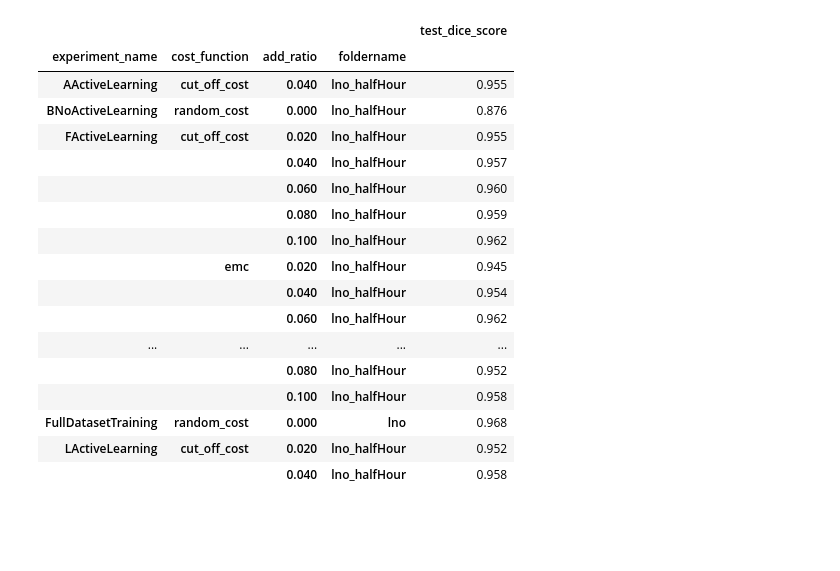
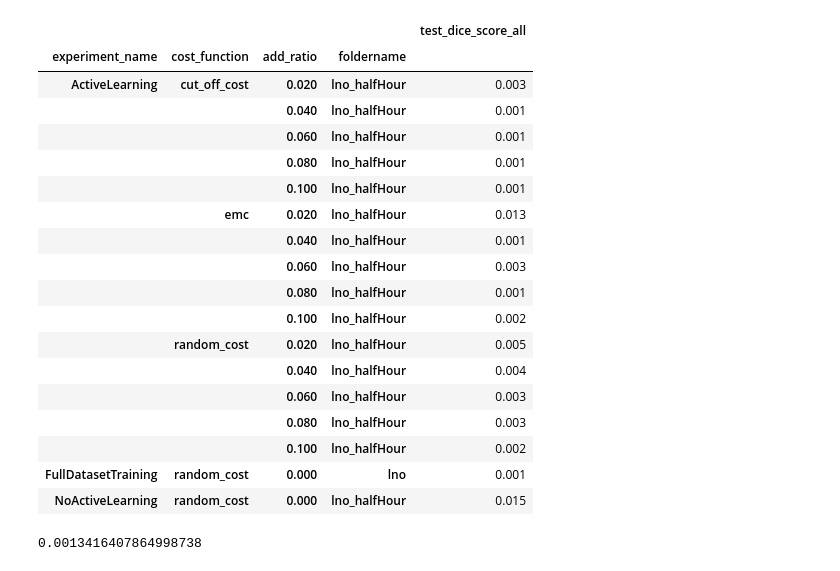
Before and after one commit to laura-rieger/segmenter, a Jupyter notebook: notebooks/Results.ipynb, the cells around one changed output. Saved outputs shown, nothing was run; the diff lists cells and outputs as text; code cells hidden in the pictures; blank space fills up the shorter version.

```diff
--- a/notebooks/Results.ipynb
+++ b/notebooks/Results.ipynb
@@ -30,32 +33,32 @@ fig_path =config['PATHS']['figure_path']
 # %%
 # need exp with no active learning
 # need exp with prop increasingf
 fnames = sorted([oj(config['PATHS']['model_path'] , fname) for fname in os.listdir(config['PATHS']['model_path'] ) if "pkl" in fname])
 results_list = [pd.Series(pkl.load(open(fname, "rb"))) for fname in (fnames)]
 results = pd.concat(results_list, axis=1).T.infer_objects()
 
 
 results.reset_index(inplace=True)
-results = results[results.add_ratio <=.1]
-results[['foldername',  'cost_function', 'add_ratio',  'test_dice_score',
+results[['foldername',  'cost_function', 'add_ratio',  'test_dice_score_all',
          'experiment_name']].groupby([ 'experiment_name', 'cost_function','add_ratio',
-         'foldername' ]).mean()
+         'foldername' ]).sem()
 # %% [output]
-|  |  |  |  | test_dice_score |
+|  |  |  |  | test_dice_score_all |
 | experiment_name | cost_function | add_ratio | foldername |  |
-| AActiveLearning | cut_off_cost | 0.040 | lno_halfHour | 0.955 |
-| BNoActiveLearning | random_cost | 0.000 | lno_halfHour | 0.876 |
-| FActiveLearning | cut_off_cost | 0.020 | lno_halfHour | 0.955 |
-|  |  | 0.040 | lno_halfHour | 0.957 |
-|  |  | 0.060 | lno_halfHour | 0.960 |
-|  |  | 0.080 | lno_halfHour | 0.959 |
-|  |  | 0.100 | lno_halfHour | 0.962 |
-|  | emc | 0.020 | lno_halfHour | 0.945 |
-|  |  | 0.040 | lno_halfHour | 0.954 |
-|  |  | 0.060 | lno_halfHour | 0.962 |
-| ... | ... | ... | ... | ... |
-|  |  | 0.080 | lno_halfHour | 0.952 |
-|  |  | 0.100 | lno_halfHour | 0.958 |
-| FullDatasetTraining | random_cost | 0.000 | lno | 0.968 |
-| LActiveLearning | cut_off_cost | 0.020 | lno_halfHour | 0.952 |
-|  |  | 0.040 | lno_halfHour | 0.958 |
+| ActiveLearning | cut_off_cost | 0.020 | lno_halfHour | 0.003 |
+|  |  | 0.040 | lno_halfHour | 0.001 |
+|  |  | 0.060 | lno_halfHour | 0.001 |
+|  |  | 0.080 | lno_halfHour | 0.001 |
+|  |  | 0.100 | lno_halfHour | 0.001 |
+|  | emc | 0.020 | lno_halfHour | 0.013 |
+|  |  | 0.040 | lno_halfHour | 0.001 |
+|  |  | 0.060 | lno_halfHour | 0.003 |
+|  |  | 0.080 | lno_halfHour | 0.001 |
+|  |  | 0.100 | lno_halfHour | 0.002 |
+|  | random_cost | 0.020 | lno_halfHour | 0.005 |
+|  |  | 0.040 | lno_halfHour | 0.004 |
+|  |  | 0.060 | lno_halfHour | 0.003 |
+|  |  | 0.080 | lno_halfHour | 0.003 |
+|  |  | 0.100 | lno_halfHour | 0.002 |
+| FullDatasetTraining | random_cost | 0.000 | lno | 0.001 |
+| NoActiveLearning | random_cost | 0.000 | lno_halfHour | 0.015 |
@@ -83,3 +65,7 @@ results = results[results.cost_function != 'emc']
+# %%
+0.003/np.sqrt(5)
+# %% [output]
+0.0013416407864998738
 # %%
 # make figure barplot
 results_dict ={}
```
Also changed, not shown: parts of 6 cells of this notebook, 3 other files.
